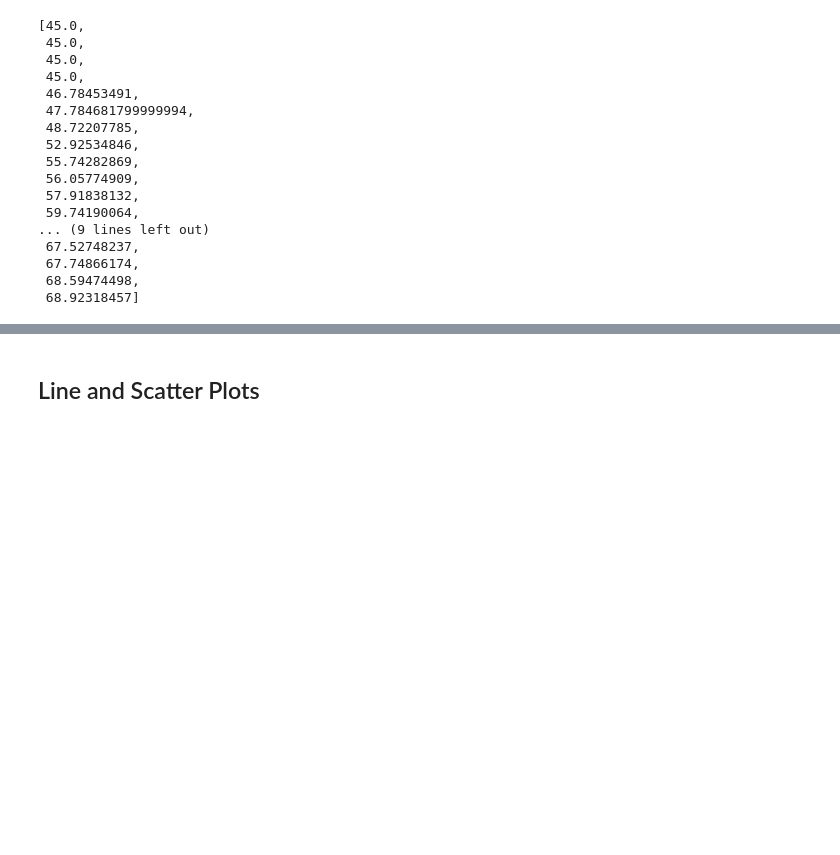
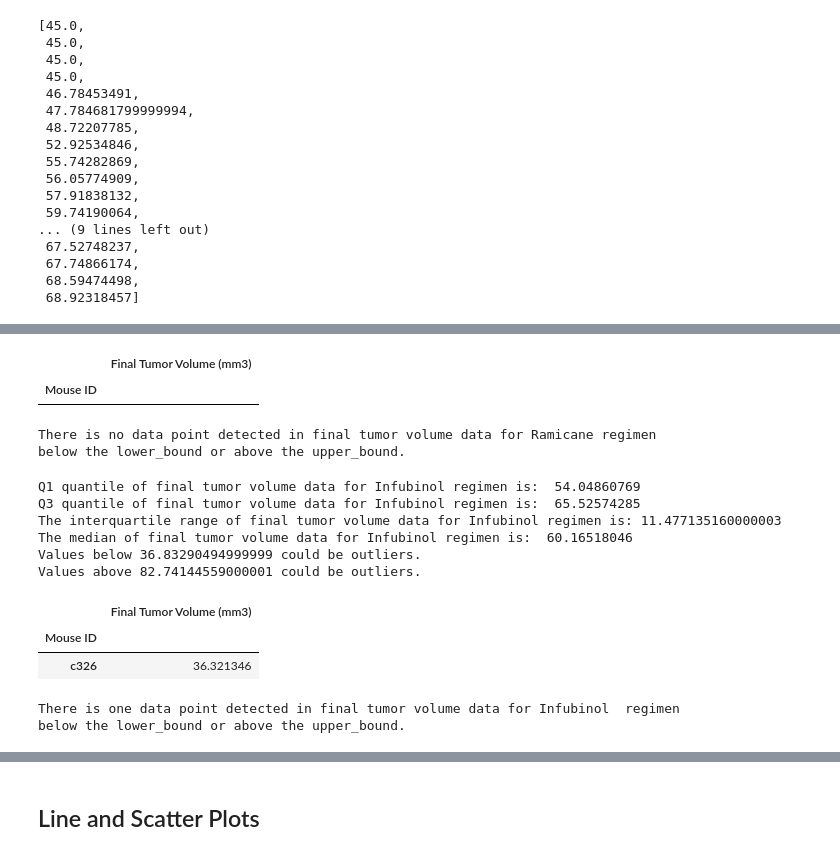
Before and after one commit to uzmabb182/Matplotlib-Assignment, a Jupyter notebook: pymaceuticals_starter_homework.ipynb, the cells around one changed output, grey strips where cells are left out. Saved outputs shown, nothing was run; the diff lists cells and outputs as text; code cells hidden in the pictures; blank space fills up the shorter version.

```diff
--- a/pymaceuticals_starter_homework.ipynb
+++ b/pymaceuticals_starter_homework.ipynb
@@ -1026,0 +1075,61 @@ d_list
+# %%
+
+# Determine if there are any potential outliers in the 'Final Tumor Volume (mm3)' data for Ramicane regimen
+
+outlier_df2 = df2.loc[(df2['Final Tumor Volume (mm3)'] < lower_bound) | (df2['Final Tumor Volume (mm3)'] > upper_bound)]
+outlier_df2.head()
+# %% [output]
+|  | Final Tumor Volume (mm3) |
+| Mouse ID |  |
+# %%
+
+print("There is no data point detected in final tumor volume data for Ramicane regimen\nbelow the lower_bound or above the upper_bound.")
+# %% [output]
+There is no data point detected in final tumor volume data for Ramicane regimen
+below the lower_bound or above the upper_bound.
+# %%
+
+# Calculate the quartiles and IQR and quantitatively determine if there are any potential outliers across all four treatment regimens.
+
+#-------------------------------------------------------
+# final tumor volume data for Infubinol regimen----c_list
+#-------------------------------------------------------
+
+np.quantile(c_list, [.25, .5, .75])
+lowerq = np.quantile(c_list, .25)
+upperq = np.quantile(c_list, .75)
+iqr = upperq-lowerq
+
+print("Q1 quantile of final tumor volume data for Infubinol regimen is: ", np.quantile(c_list, .25))
+print("Q3 quantile of final tumor volume data for Infubinol regimen is: ", np.quantile(c_list, .75))
+
+print(f"The interquartile range of final tumor volume data for Infubinol regimen is: {iqr}")
+print("The median of final tumor volume data for Infubinol regimen is: ", np.quantile(c_list, .50))
+
+lower_bound = lowerq - (1.5*iqr)
+upper_bound = upperq + (1.5*iqr)
+print(f"Values below {lower_bound} could be outliers.")
+print(f"Values above {upper_bound} could be outliers.")
+# %% [output]
+Q1 quantile of final tumor volume data for Infubinol regimen is:  54.04860769
+Q3 quantile of final tumor volume data for Infubinol regimen is:  65.52574285
+The interquartile range of final tumor volume data for Infubinol regimen is: 11.477135160000003
+The median of final tumor volume data for Infubinol regimen is:  60.16518046
+Values below 36.83290494999999 could be outliers.
+Values above 82.74144559000001 could be outliers.
+# %%
+
+# Determine if there are any potential outliers in the 'Final Tumor Volume (mm3)' data for Infubinol regimen
+
+outlier_df3 = df3.loc[(df3['Final Tumor Volume (mm3)'] < lower_bound) | (df3['Final Tumor Volume (mm3)'] > upper_bound)]
+outlier_df3.head()
+# %% [output]
+|  | Final Tumor Volume (mm3) |
+| Mouse ID |  |
+| c326 | 36.321346 |
+# %%
+
+print("There is one data point detected in final tumor volume data for Infubinol  regimen\nbelow the lower_bound or above the upper_bound.")
+# %% [output]
+There is one data point detected in final tumor volume data for Infubinol  regimen
+below the lower_bound or above the upper_bound.
```
Also changed, not shown: parts of 28 cells of this notebook.
